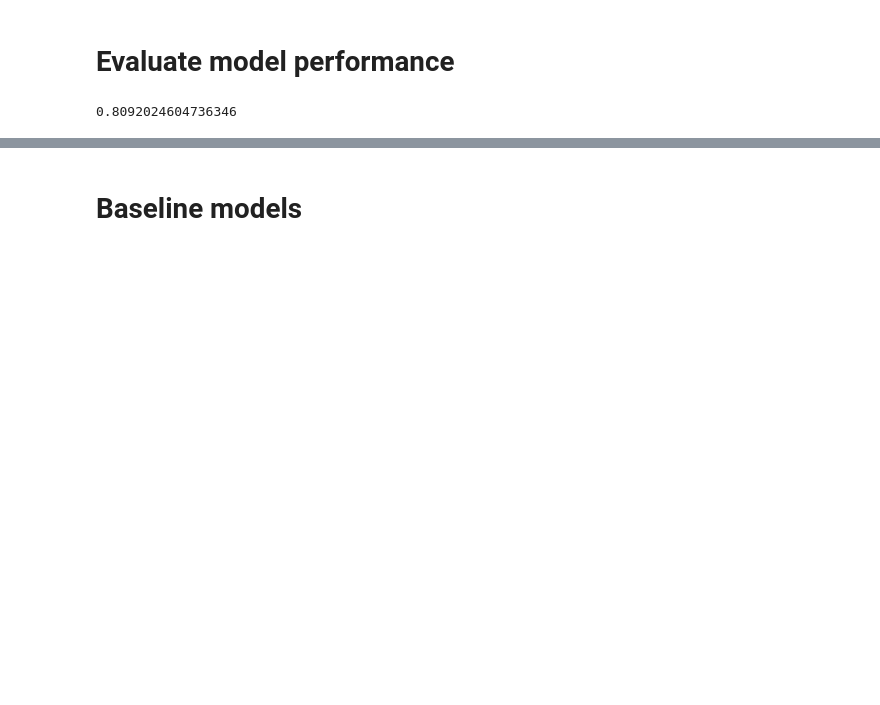
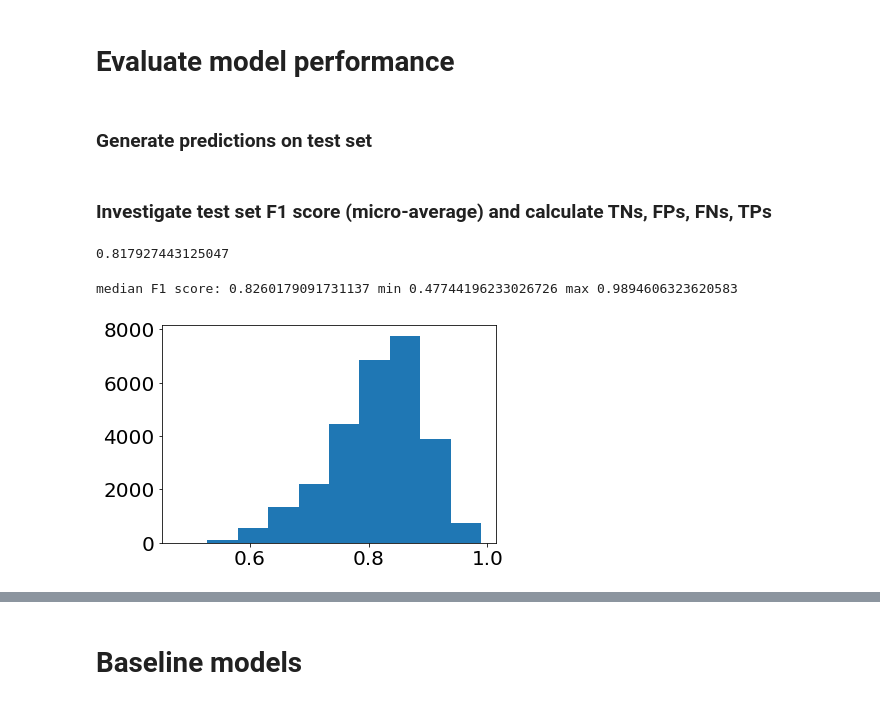
Before and after one commit to natasha-dudek/DeepGenomeVector, a Jupyter notebook: main.ipynb, the cells around one changed output, grey strips where cells are left out. Drawn from its saved outputs; the diff is of its cells as text; code cells hidden in the pictures; blank space fills up the shorter version.

```diff
--- a/main.ipynb
+++ b/main.ipynb
@@ -332,0 +386,10 @@ corrupted_train.shape, corrupted_test.shape
+# %%
+nn_layers = 3
+weight_decay = 0.1
+lr = 0.001
+batch_size = 128
+kfolds = 10
+num_epochs = 10
+replacement_threshold = 0.5
+
+kld0, bce0, train_losses, test_losses, train_f1s, test_f1s, model = trainable.train_single_vae(nn_layers, weight_decay, lr, batch_size, kfolds, num_epochs, replacement_threshold, corrupted_train, corrupted_test)
@@ -333,2 +422,10 @@ corrupted_train.shape, corrupted_test.shape
+# %%
+load_model = True
+if load_model:
+    from genome_embeddings import models
+    n_features = int(corrupted_train.shape[1]/2)
+    model = models.VariationalAutoEncoder(n_features, 3)
+    model.load_state_dict(torch.load("/Users/natasha/Desktop/model.pt"))
+    model.eval()
 # %% [markdown]
 # Evaluate model performance
@@ -337,2 +431,0 @@ corrupted_train.shape, corrupted_test.shape
-# %%
-kld0, bce0, train_losses, test_losses, train_f1s, test_f1s, model = trainable.train_single_vae(3, 0.1, 0.001, 128, 10, 3, 0.5, corrupted_train, corrupted_test)
@@ -355,3 +432,5 @@ if load_model:
+# %% [markdown]
+### Generate predictions on test set
 # %%
 # 1-10 modules per input genome: 0.74
 # 1 module per input genome: 0.64
@@ -368,9 +445,16 @@ with torch.no_grad():
 binary_pred = evaluate.eval_binarize(pred, 0.5)
+# %% [markdown]
+### Investigate test set F1 score (micro-average) and calculate TNs, FPs, FNs, TPs
 # %%
 f1 = sk.metrics.f1_score(uncorrupted, binary_pred, zero_division=0, average='micro')
-print(f1)
+print("Test set F1 score",f1)
 # %% [output]
-0.8092024604736346
+0.817927443125047
+# %%
+f1s, fig = evaluate.test_f1s(uncorrupted, binary_pred)
+# %% [output]
+median F1 score: 0.8260179091731137 min 0.47744196233026726 max 0.9894606323620583
+[figure, added]
 # %%
 tns, fps, fns, tps, total = evaluate.glom_confusion(uncorrupted, binary_pred)
 print(round(sum(tns)/total*100,2), round(sum(fps)/total*100,2), round(sum(fns)/total*100,2), round(sum(tps)/total*100,2))
```
Also changed, not shown: parts of 97 cells of this notebook, 6 other files.
